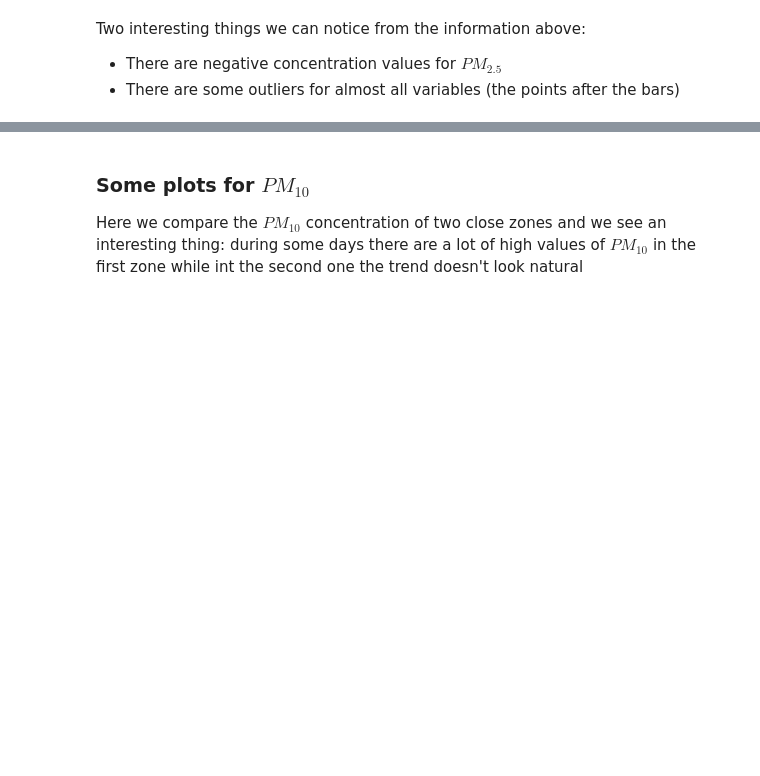
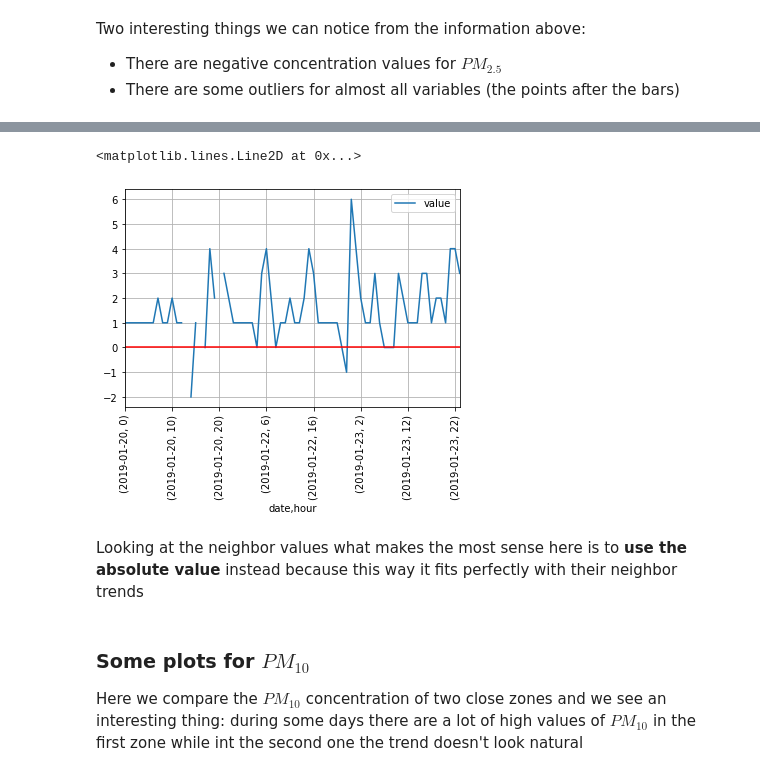
Before and after one commit to carlosdg/AirPollutionForecasting, a Jupyter notebook: Software/jupyter/notebooks/ExploringTheData.ipynb, the cells around one changed output, grey strips where cells are left out. Saved outputs shown, nothing was run; the diff lists cells and outputs as text; code cells hidden in the pictures; blank space fills up the shorter version.

Commit message:
Feat: Explored the negative values of PM2.5

```diff
--- a/Software/jupyter/notebooks/ExploringTheData.ipynb
+++ b/Software/jupyter/notebooks/ExploringTheData.ipynb
@@ -102,0 +118,10 @@ Two interesting things we can notice from the information above:
+# %%
+dates = [dt.date(2019, 1, 20), dt.date(2019, 1, 22), dt.date(2019, 1, 23)]
+zone = ["LA BUZANADA"]
+measure = ["PM2.5"]
+
+row_filter = (data_frame["date"].isin(dates)) & (data_frame["name"].isin(zone)) & (data_frame["short_measure_name"].isin(measure))
+col_filter = ["date", "hour", "name", "value", "short_measure_name"]
+days = data_frame.loc[row_filter, col_filter]
+
+days.head(25)
@@ -103,3 +146,10 @@ Two interesting things we can notice from the information above:
+# %%
+days.groupby(["date", "hour"]).mean().loc[:, ["value"]].plot(rot=90, grid=True).axhline(0, color="red")
+# %% [output]
+<matplotlib.lines.Line2D at 0x...>
+[figure, added]
+# %% [markdown]
+Looking at the neighbor values what makes the most sense here is to **use the absolute value** instead because this way it fits perfectly with their neighbor trends
 # %% [markdown]
 ### Some plots for $PM_{10}$
 
```
Also changed, not shown: parts of 5 cells of this notebook.
